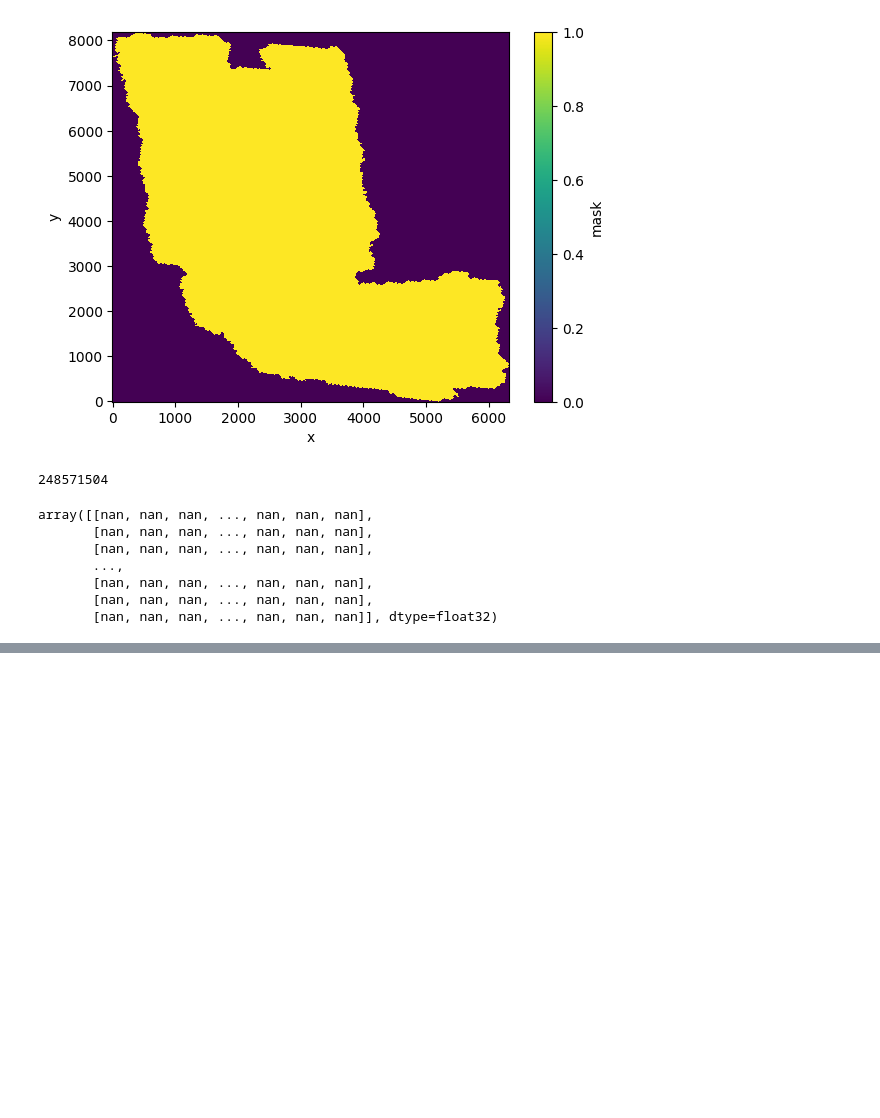
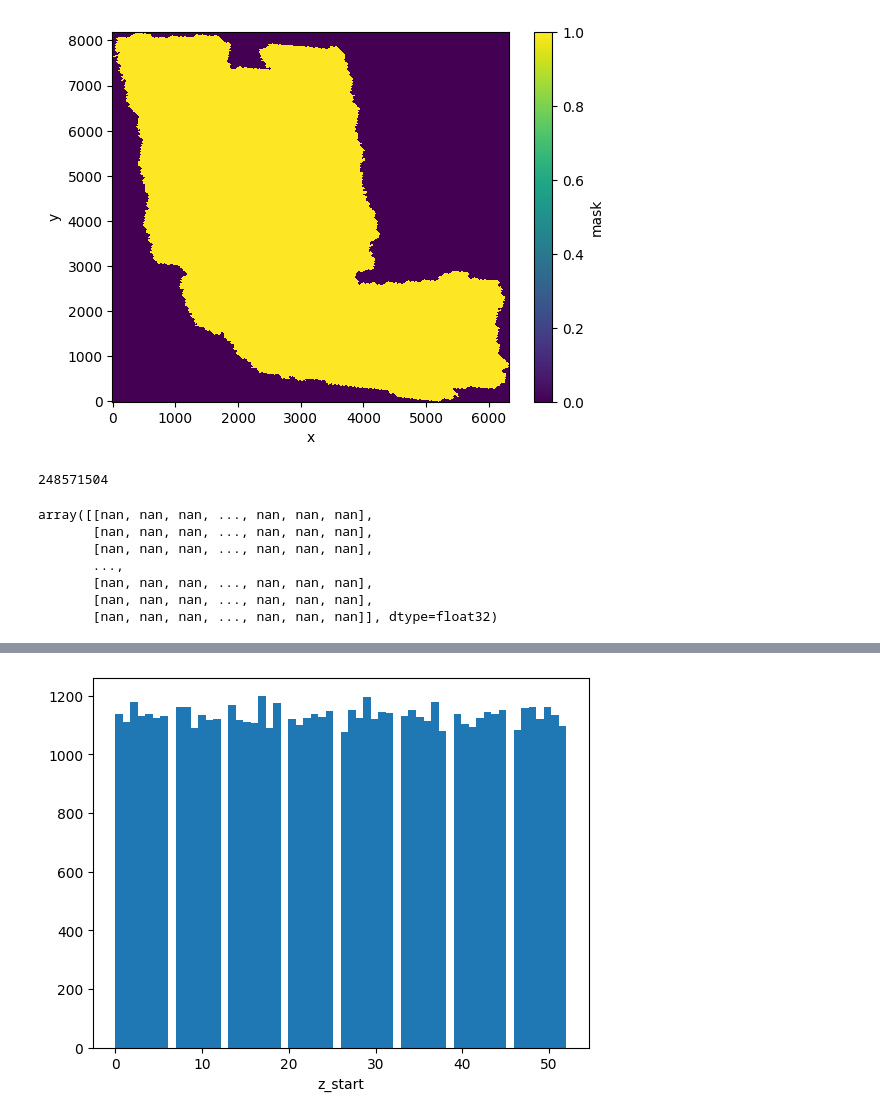
Before and after one commit to johnlavelle/vesuvius-ink-detection, a Jupyter notebook: notebooks/other.ipynb, the cells around one changed output, grey strips where cells are left out. Cells and saved outputs as stored; diff of their text form; code cells hidden in the pictures; blank space fills up the shorter version.

```diff
--- a/notebooks/other.ipynb
+++ b/notebooks/other.ipynb
@@ -1110,0 +1117,5 @@ array([0.])
+# %%
+ds.z_start.plot.hist(bins=60)
+plt.show()
+# %% [output]
+[figure, added]
```
Also changed, not shown: parts of 7 cells of this notebook, 10 other files.
